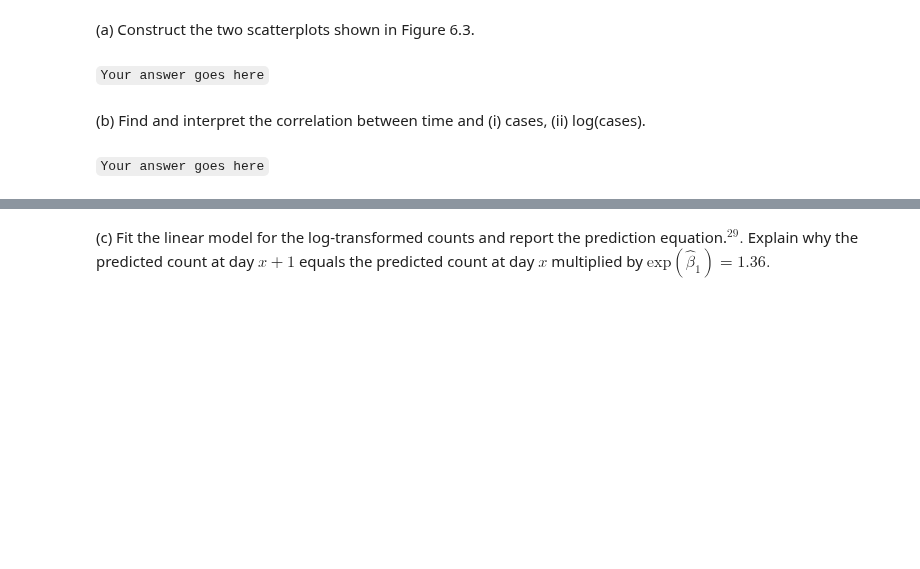
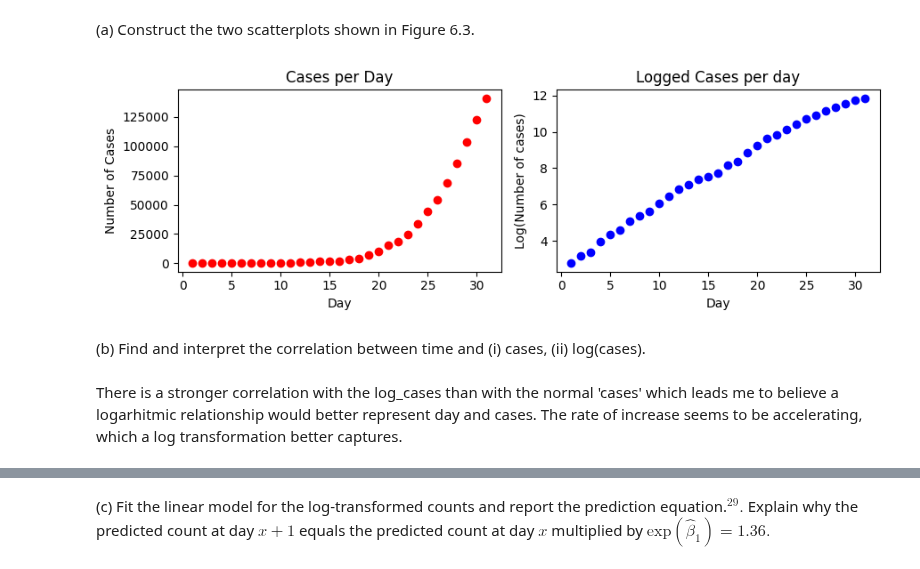
Before and after one commit to samancha/AAI_500_ProbsAndStats, a Jupyter notebook: mod6/Steve_AAI_500_M6_Assignment_Template.ipynb, the cells around one changed output, grey strips where cells are left out. Drawn from its saved outputs; the diff is of its cells as text; code cells hidden in the pictures; blank space fills up the shorter version.

```diff
--- a/mod6/Steve_AAI_500_M6_Assignment_Template.ipynb
+++ b/mod6/Steve_AAI_500_M6_Assignment_Template.ipynb
@@ -101,9 +190,31 @@ For the `Covid19` data file at the text website:
 http://stat4ds.rwth-aachen.de/data/Covid19.dat
 # %% [markdown]
 (a) Construct the two scatterplots shown in Figure 6.3.
-# %% [markdown]
-`Your answer goes here`
+# %%
+# Pulling in data for data frame
+data_url = 'http://stat4ds.rwth-aachen.de/data/Covid19.dat'
+data = pd.read_csv(data_url, delim_whitespace=True)
+df = pd.DataFrame(data)
+
+# Creating log cases
+df['log_cases'] = np.log(df['cases'])
+
+# Creating and labeling of 2 plots one normal and the other log(cases)
+fig, (ax1, ax2) = plt.subplots(1, 2, figsize=(9,3))
+ax1.scatter(df['day'], df['cases'], color='red')
+ax1.set_title("Cases per Day")
+ax1.set_xlabel("Day")
+ax1.set_ylabel("Number of Cases")
+
+ax2.scatter(df['day'], df['log_cases'], color='blue')
+plt.xlabel("Day")
+plt.ylabel("Log(Number of cases)")
+plt.title("Logged Cases per day")
+plt.tight_layout()
+plt.show()
+# %% [output]
+[figure, added]
 # %% [markdown]
 (b) Find and interpret the correlation between time and (i) cases, (ii) log(cases).
-# %% [markdown]
-`Your answer goes here`
+# %% [markdown]
+There is a stronger correlation with the log_cases than with the normal 'cases' which leads me to believe a logarhitmic relationship would better represent day and cases. The rate of increase seems to be accelerating, which a log transformation better captures.
```
Also changed, not shown: parts of 83 cells of this notebook, 2 other files.
